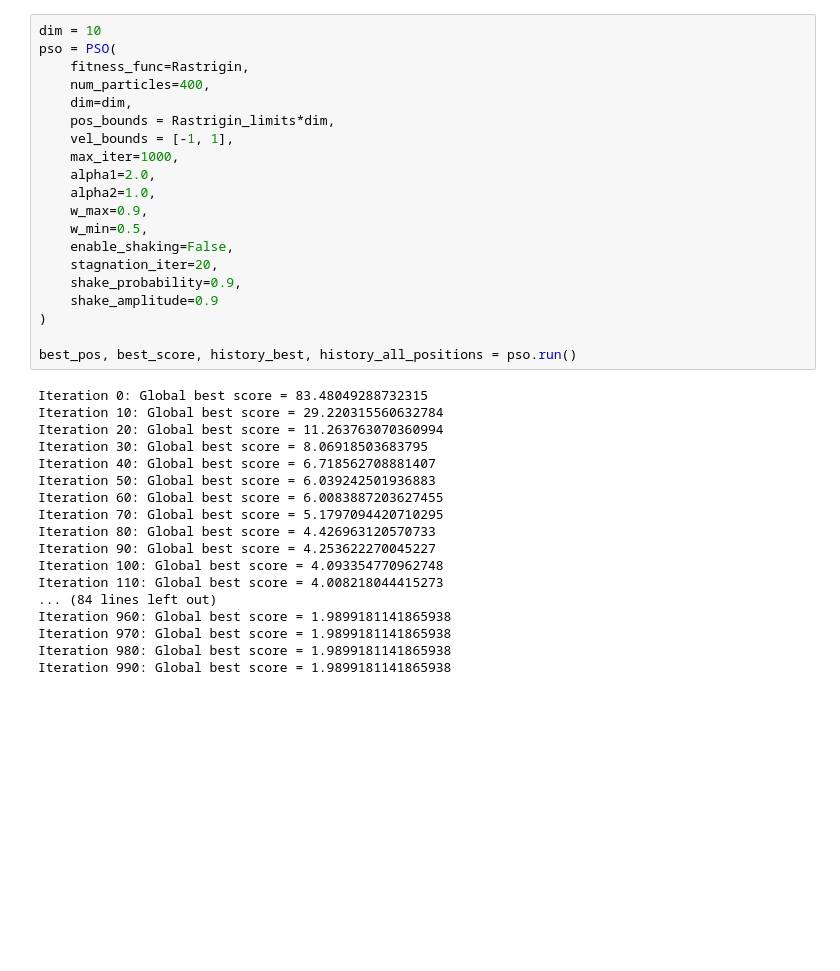
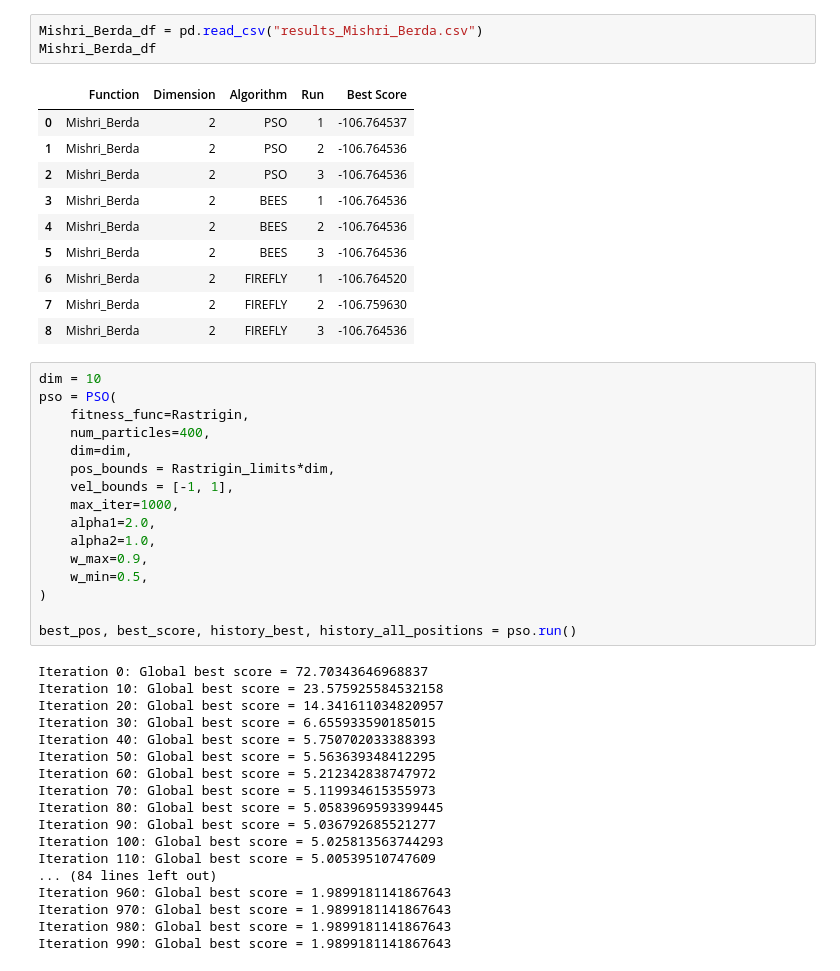
Before and after one commit to gre1wy/SwarmIntelligence, a Jupyter notebook: lab2/lab2.ipynb, the cells around one changed output. Drawn from its saved outputs; the diff is of its cells as text; blank space fills up the shorter version.

```diff
--- a/lab2/lab2.ipynb
+++ b/lab2/lab2.ipynb
@@ -435,3 +514,17 @@ class FireflyAlgorithm:
+# %%
+Mishri_Berda_df = pd.read_csv("results_Mishri_Berda.csv")
+Mishri_Berda_df
+# %% [output]
+|  | Function | Dimension | Algorithm | Run | Best Score |
+| 0 | Mishri_Berda | 2 | PSO | 1 | -106.764537 |
+| 1 | Mishri_Berda | 2 | PSO | 2 | -106.764536 |
+| 2 | Mishri_Berda | 2 | PSO | 3 | -106.764536 |
+| 3 | Mishri_Berda | 2 | BEES | 1 | -106.764536 |
+| 4 | Mishri_Berda | 2 | BEES | 2 | -106.764536 |
+| 5 | Mishri_Berda | 2 | BEES | 3 | -106.764536 |
+| 6 | Mishri_Berda | 2 | FIREFLY | 1 | -106.764520 |
+| 7 | Mishri_Berda | 2 | FIREFLY | 2 | -106.759630 |
+| 8 | Mishri_Berda | 2 | FIREFLY | 3 | -106.764536 |
 # %%
 dim = 10
 pso = PSO(
@@ -445,31 +538,27 @@ pso = PSO(
     alpha2=1.0,
     w_max=0.9,
     w_min=0.5,
-    enable_shaking=False,
-    stagnation_iter=20,
-    shake_probability=0.9,
-    shake_amplitude=0.9
 )
 
 best_pos, best_score, history_best, history_all_positions = pso.run()
 # %% [output]
-Iteration 0: Global best score = 83.48049288732315
-Iteration 10: Global best score = 29.220315560632784
-Iteration 20: Global best score = 11.263763070360994
-Iteration 30: Global best score = 8.06918503683795
-Iteration 40: Global best score = 6.718562708881407
-Iteration 50: Global best score = 6.039242501936883
-Iteration 60: Global best score = 6.0083887203627455
-Iteration 70: Global best score = 5.1797094420710295
-Iteration 80: Global best score = 4.426963120570733
-Iteration 90: Global best score = 4.253622270045227
-Iteration 100: Global best score = 4.093354770962748
-Iteration 110: Global best score = 4.008218044415273
+Iteration 0: Global best score = 72.70343646968837
+Iteration 10: Global best score = 23.575925584532158
+Iteration 20: Global best score = 14.341611034820957
+Iteration 30: Global best score = 6.655933590185015
+Iteration 40: Global best score = 5.750702033388393
+Iteration 50: Global best score = 5.563639348412295
+Iteration 60: Global best score = 5.212342838747972
+Iteration 70: Global best score = 5.119934615355973
+Iteration 80: Global best score = 5.0583969593399445
+Iteration 90: Global best score = 5.036792685521277
+Iteration 100: Global best score = 5.025813563744293
+Iteration 110: Global best score = 5.00539510747609
 ... (84 lines left out)
-Iteration 960: Global best score = 1.9899181141865938
-Iteration 970: Global best score = 1.9899181141865938
-Iteration 980: Global best score = 1.9899181141865938
-Iteration 990: Global best score = 1.9899181141865938
+Iteration 960: Global best score = 1.9899181141867643
+Iteration 970: Global best score = 1.9899181141867643
+Iteration 980: Global best score = 1.9899181141867643
+Iteration 990: Global best score = 1.9899181141867643
 # %%
 dim = 2
 pso = PSO(
```
Also changed, not shown: parts of 15 cells of this notebook, 19 other files.
